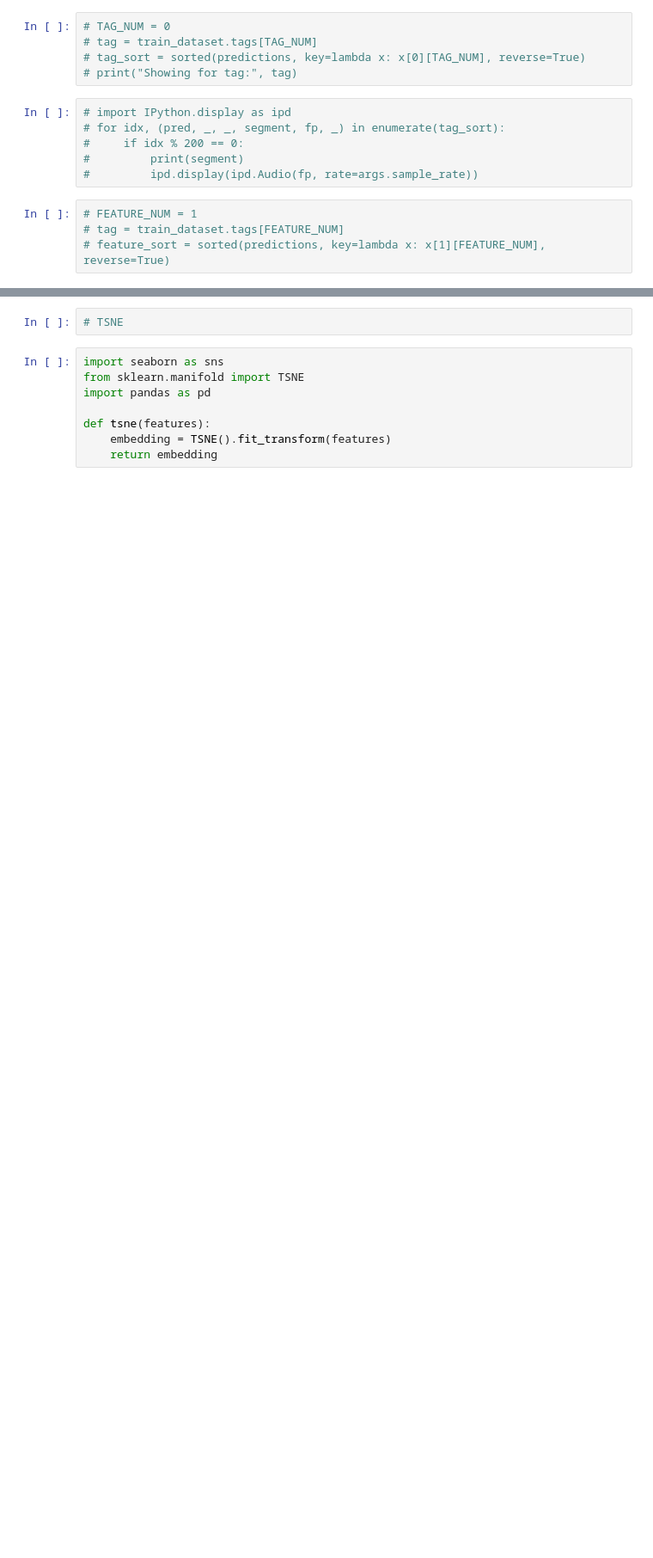
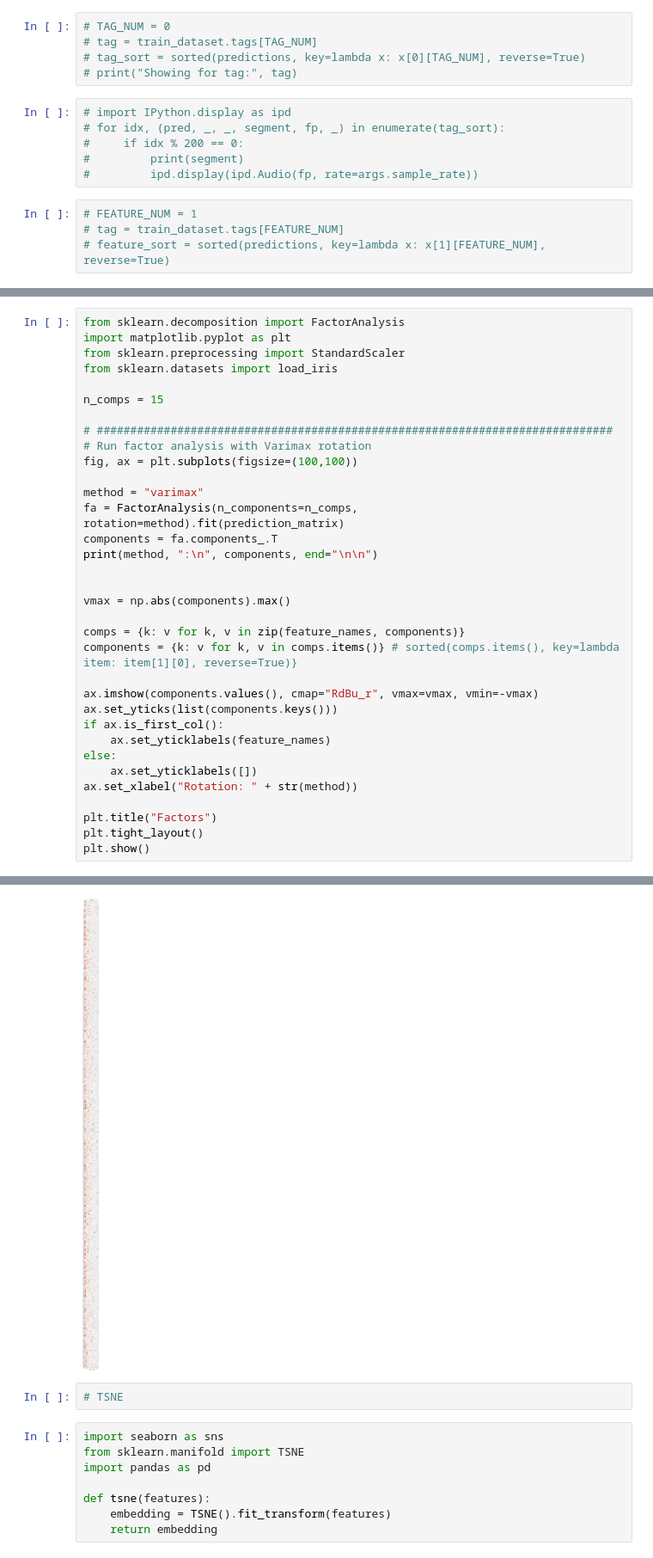
Before and after one commit to Spijkervet/CLMR, a Jupyter notebook: notebooks/audio_analysis.ipynb, the cells around one changed output, grey strips where cells are left out. Shown at 86% size. Saved outputs shown, nothing was run; the diff lists cells and outputs as text; blank space fills up the shorter version.

```diff
--- a/notebooks/audio_analysis.ipynb
+++ b/notebooks/audio_analysis.ipynb
@@ -190,0 +180,35 @@ plt.show()
+# %%
+from sklearn.decomposition import FactorAnalysis
+import matplotlib.pyplot as plt
+from sklearn.preprocessing import StandardScaler
+from sklearn.datasets import load_iris
+
+n_comps = 15
+
+# #############################################################################
+# Run factor analysis with Varimax rotation
+fig, ax = plt.subplots(figsize=(100,100))
+
+method = "varimax"
+fa = FactorAnalysis(n_components=n_comps, rotation=method).fit(prediction_matrix)
+components = fa.components_.T
+print(method, ":\n", components, end="\n\n")
+
+
+vmax = np.abs(components).max()
+
+comps = {k: v for k, v in zip(feature_names, components)}
+components = {k: v for k, v in comps.items()} # sorted(comps.items(), key=lambda item: item[1][0], reverse=True)}
+
+ax.imshow(components.values(), cmap="RdBu_r", vmax=vmax, vmin=-vmax)
+ax.set_yticks(list(components.keys()))
+if ax.is_first_col():
+    ax.set_yticklabels(feature_names)
+else:
+    ax.set_yticklabels([])
+ax.set_xlabel("Rotation: " + str(method))
+
+plt.title("Factors")
+plt.tight_layout()
+plt.show()
+# %% [output]
@@ -191,3 +229,4 @@ plt.show()
+[figure, added]
 # %%
 # TSNE
 # %%
```
Also changed, not shown: parts of 14 cells of this notebook, 23 other files.
